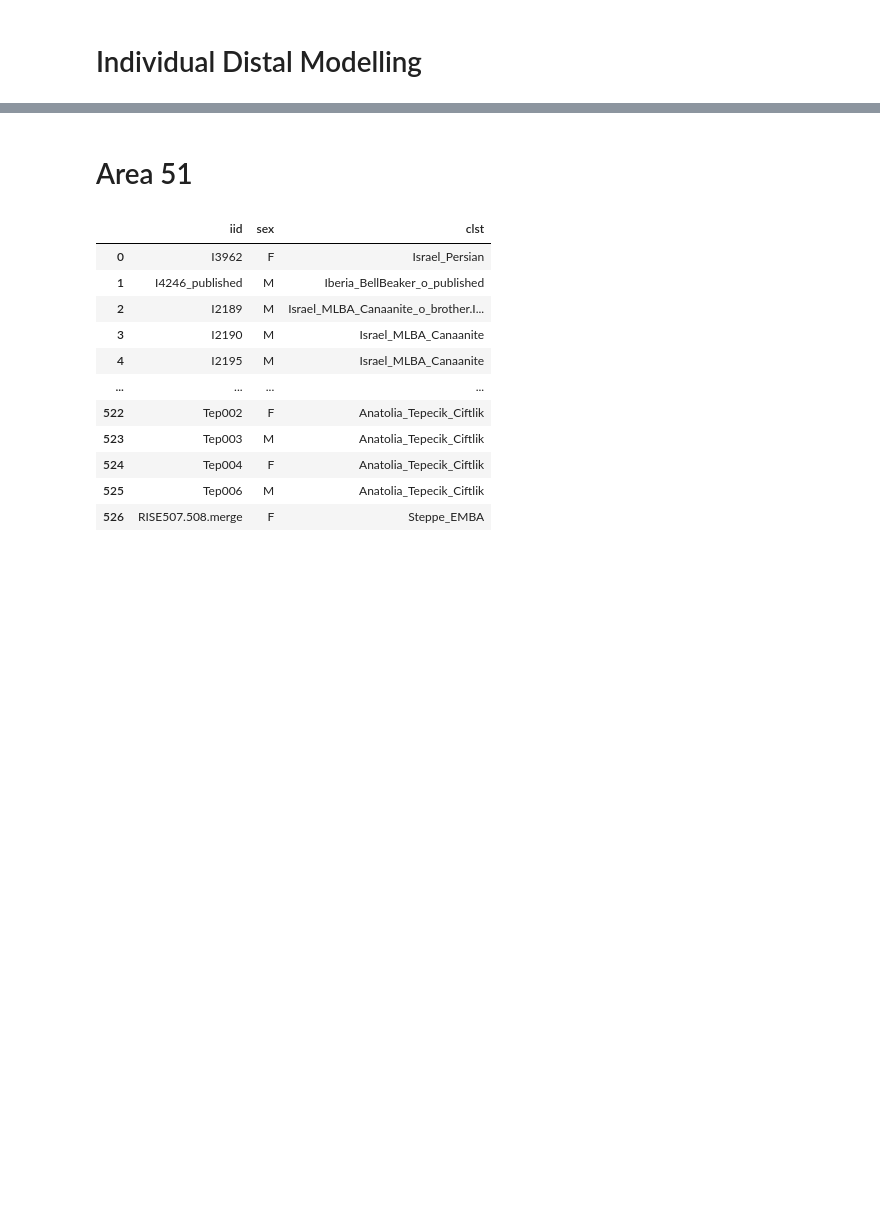
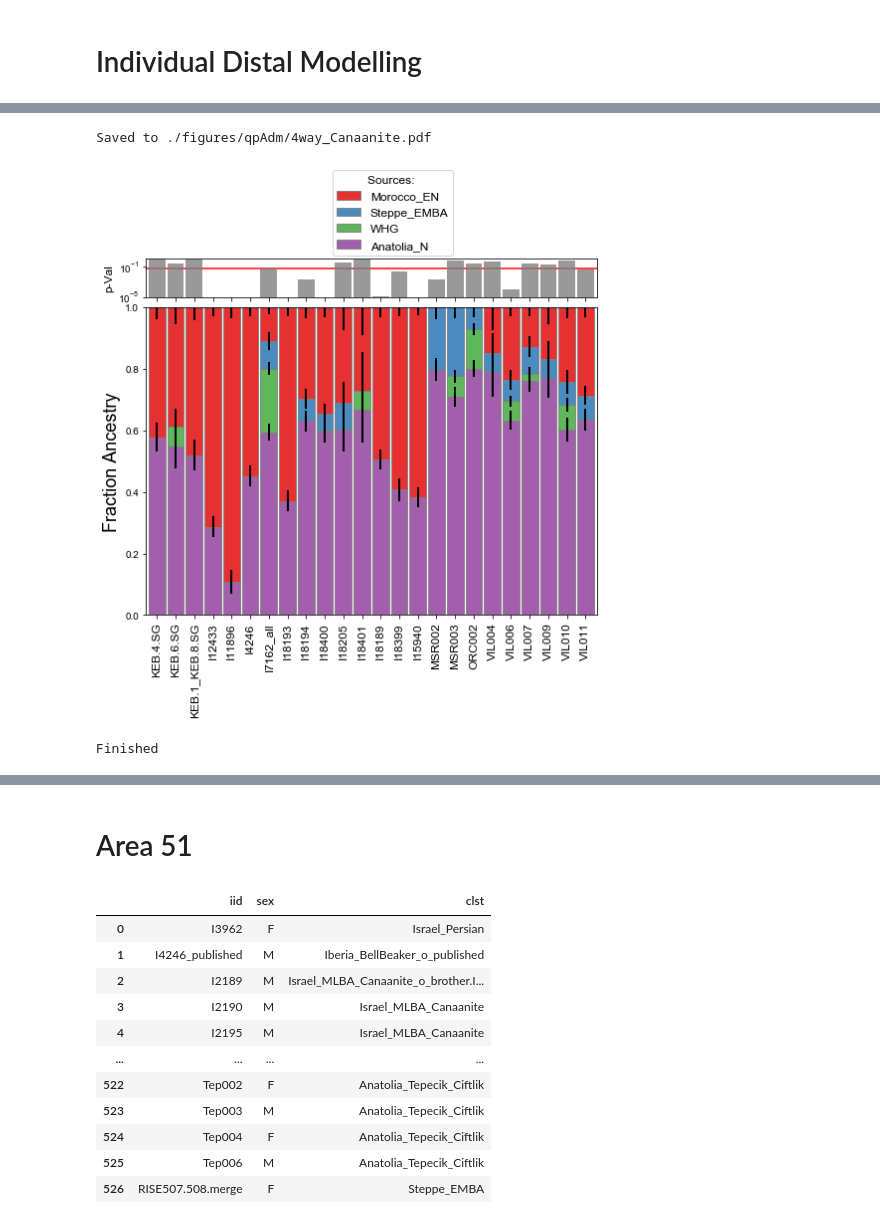
Before and after one commit to hringbauer/punic_aDNA, a Jupyter notebook: notebooks/qpAdm/viz_qpAdm.ipynb, the cells around one changed output, grey strips where cells are left out. Drawn from its saved outputs; the diff is of its cells as text; code cells hidden in the pictures; blank space fills up the shorter version.

```diff
--- a/notebooks/qpAdm/viz_qpAdm.ipynb
+++ b/notebooks/qpAdm/viz_qpAdm.ipynb
@@ -411,0 +398,24 @@ Finished
+# %%
+### Load the ancient Individual Label Data
+pops = ["Morocco_LN", "Algeria_N", "Iberia_North_BA_Africa_all",
+        "Punic_oAfrican", "Sardinia"]
+path_ind = "./eigenstrat/combined/punic1.v43.ind"
+
+all_iids = [load_iids_from_indfile(path_ind=path_ind,
+                        string=pop) for pop in pops]
+
+all_iids = np.concatenate(all_iids)
+all_iids = np.insert(all_iids, 5, "I4246")
+paths = [".".join([iid, "Anatolia_N","WHG", "Steppe_EMBA", "Morocco_EN"]) for iid in all_iids]
+# %%
+dir_path = "./output/qpAdm/4way_Canaanite/"
+save_path = "./figures/qpAdm/4way_Canaanite.pdf"
+c = ["#984ea3", "#4daf4a", "#377eb8", "#e41a1c"]
+
+plot_qpadm(dir_path=dir_path, test_pops=paths, save_path=save_path,
+            best=True, pval_lim = [1e-5,1], figsize=(7,6), bw=0.9,
+            fs=12, c=c, ec="gray")
+# %% [output]
+Saved to ./figures/qpAdm/4way_Canaanite.pdf
+[figure, added]
+Finished
```
Also changed, not shown: parts of 6 cells of this notebook, 8 other files.
